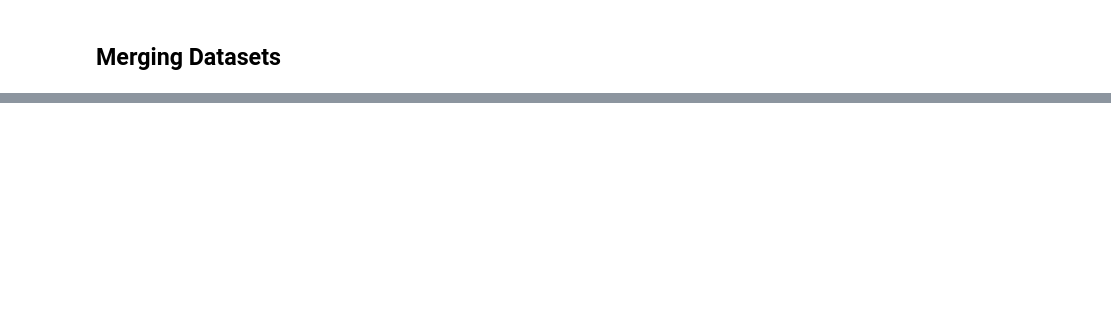
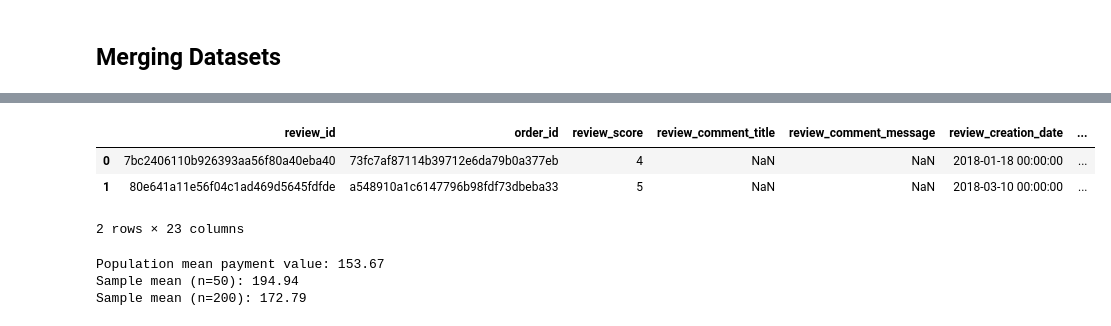
Before and after one commit to Divine123-glitch/module-2, a Jupyter notebook: week9/olist.ipynb, the cells around one changed output, grey strips where cells are left out. Cells and saved outputs as stored; diff of their text form; code cells hidden in the pictures; blank space fills up the shorter version.

```diff
--- a/week9/olist.ipynb
+++ b/week9/olist.ipynb
@@ -146,0 +376,23 @@ print(order_payment.info())
+# %%
+# First convert the datetime columns to pandas datetime
+
+# Convert to datetime
+payment_review["order_purchase_timestamp"] = pd.to_datetime(payment_review["order_purchase_timestamp"])
+payment_review["order_delivered_customer_date"] = pd.to_datetime(payment_review["order_delivered_customer_date"])
+
+# Calculate delivery time in days
+payment_review["delivery_time_days"] = (payment_review["order_delivered_customer_date"] - payment_review["order_purchase_timestamp"]).dt.days
+
+# Drop missing values
+delivery_times = payment_review["delivery_time_days"].dropna()
+
+# Lets get the exepctation(mean)
+mean_delivery = delivery_times.mean()
+
+# Variance & Standard Deviation
+variance_delivery = delivery_times.var()
+std_delivery = delivery_times.std()
+
+print("Expected delivery time (Mean):", round(mean_delivery, 2), "days")
+print("Variance of delivery time:", round(variance_delivery, 2))
+print("Standard Deviation of delivery time:", round(std_delivery, 2), "days")
@@ -146,0 +436,26 @@ print(order_payment.info())
+# %%
+payment_review.head(2)
+# %% [output]
+|  | review_id | order_id | review_score | review_comment_title | review_comment_message | review_creation_date | ... |
+| 0 | 7bc2406110b926393aa56f80a40eba40 | 73fc7af87114b39712e6da79b0a377eb | 4 | NaN | NaN | 2018-01-18 00:00:00 | ... |
+| 1 | 80e641a11e56f04c1ad469d5645fdfde | a548910a1c6147796b98fdf73dbeba33 | 5 | NaN | NaN | 2018-03-10 00:00:00 | ... |
+2 rows × 23 columns
+# %%
+# Population mean (true mean from entire dataset)
+pop_mean_payment = payment_review["payment_value"].mean()
+
+# lets take a random sample of 50 orders
+sample_50 = payment_review["payment_value"].sample(50, random_state=42)
+sample_mean_50 = sample_50.mean()
+
+# Take a random sample of 200 orders
+sample_200 = payment_review["payment_value"].sample(200, random_state=42)
+sample_mean_200 = sample_200.mean()
+
+print("Population mean payment value:", round(pop_mean_payment, 2))
+print("Sample mean (n=50):", round(sample_mean_50, 2))
+print("Sample mean (n=200):", round(sample_mean_200, 2))
+# %% [output]
+Population mean payment value: 153.67
+Sample mean (n=50): 194.94
+Sample mean (n=200): 172.79
```
Also changed, not shown: parts of 51 cells of this notebook.
